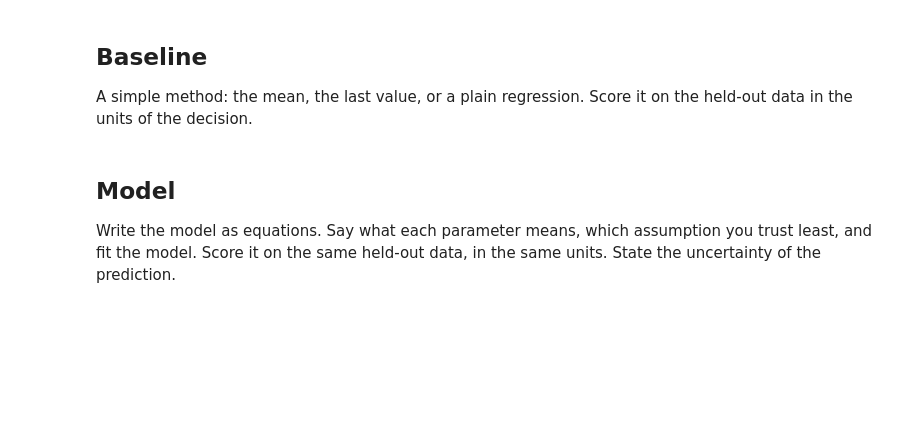
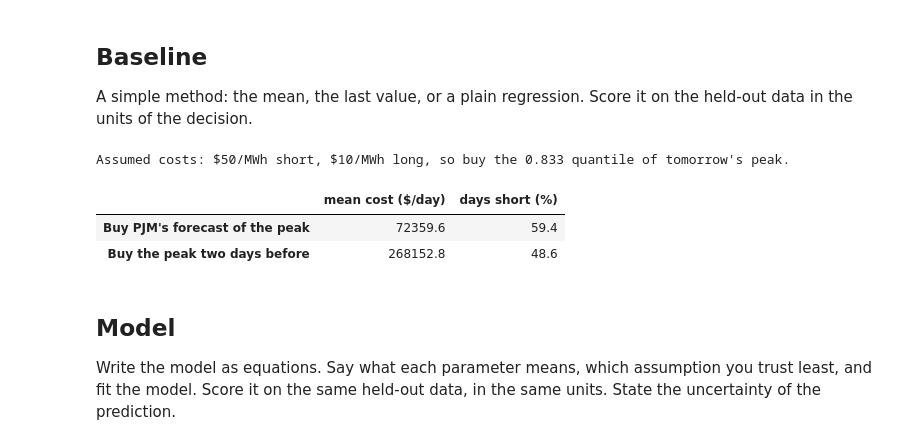
Before and after one commit to CowartDL/aii600-final-project-team, a Jupyter notebook: analysis.ipynb, the cells around one changed output. Cells and saved outputs as stored; diff of their text form; code cells hidden in the pictures; blank space fills up the shorter version.

```diff
--- a/analysis.ipynb
+++ b/analysis.ipynb
@@ -106,6 +122,33 @@ Hold out data the model never sees. When the decision is about a later time, hol
 ## Baseline
 
 A simple method: the mean, the last value, or a plain regression. Score it on the held-out data in the units of the decision.
+# %%
+ALPHA = pjm.critical_fractile()
+print(f"Assumed costs: ${pjm.COST_SHORT:.0f}/MWh short, ${pjm.COST_LONG:.0f}/MWh long, "
+      f"so buy the {ALPHA:.3f} quantile of tomorrow's peak.")
+
+
+def score(rules, days):
+    """Mean dollars lost per day on the peak hour, and how often the buyer came up short."""
+    return pd.DataFrame({
+        "mean cost ($/day)": {name: pjm.cost(bought, days["peak_mw"]).mean() for name, bought in rules.items()},
+        "days short (%)": {name: 100 * (days["peak_mw"] > bought).mean() for name, bought in rules.items()},
+    })
+
+
+def baselines(days):
+    return {
+        "Buy PJM's forecast of the peak": days["forecast_peak_mw"],
+        "Buy the peak two days before": days["peak_lag2_mw"],
+    }
+
+
+score(baselines(held_out), held_out).round(1)
+# %% [output]
+Assumed costs: $50/MWh short, $10/MWh long, so buy the 0.833 quantile of tomorrow's peak.
+|  | mean cost ($/day) | days short (%) |
+| Buy PJM's forecast of the peak | 72359.6 | 59.4 |
+| Buy the peak two days before | 268152.8 | 48.6 |
 # %% [markdown]
 ## Model
 
```
Also changed, not shown: parts of 4 cells of this notebook, 3 other files.
